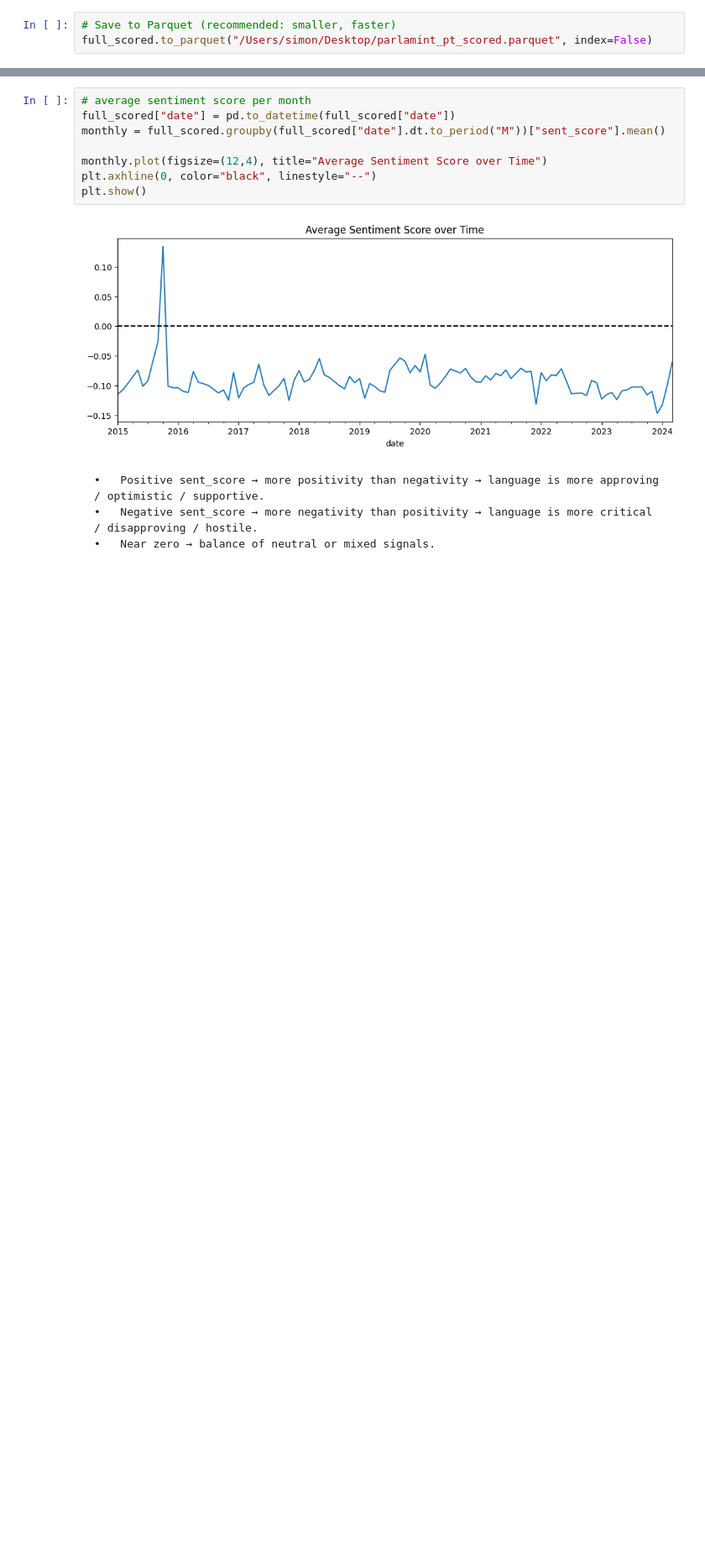
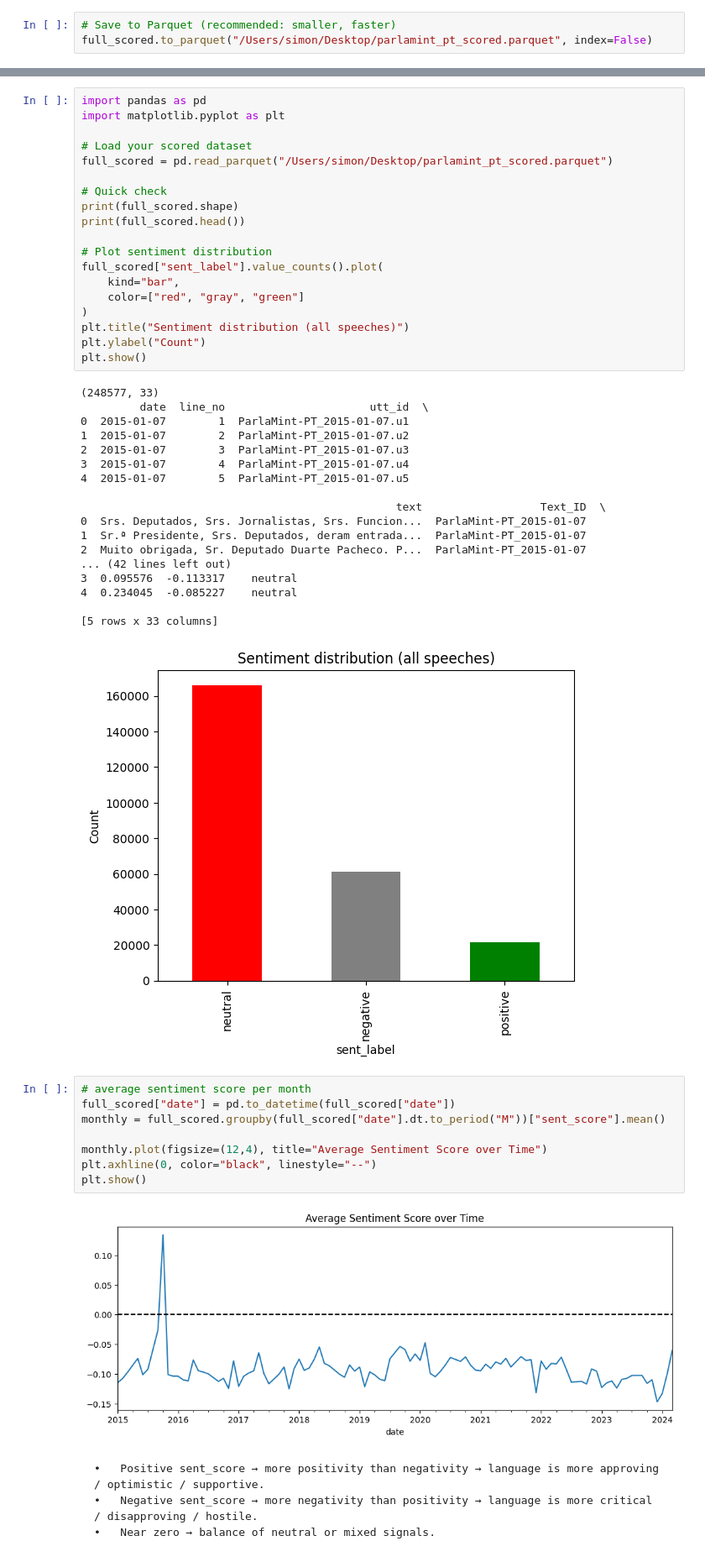
Before and after one commit to elisaonder/master-thesis, a Jupyter notebook: Sentiment_Analysis.ipynb, the cells around one changed output, grey strips where cells are left out. Shown at 84% size. Saved outputs shown, nothing was run; the diff lists cells and outputs as text; blank space fills up the shorter version.

```diff
--- a/Sentiment_Analysis.ipynb
+++ b/Sentiment_Analysis.ipynb
@@ -307,3 +349,41 @@ Matplotlib is building the font cache; this may take a moment.
+# %%
+import pandas as pd
+import matplotlib.pyplot as plt
+
+# Load your scored dataset
+full_scored = pd.read_parquet("/Users/simon/Desktop/parlamint_pt_scored.parquet")
+
+# Quick check
+print(full_scored.shape)
+print(full_scored.head())
+
+# Plot sentiment distribution
+full_scored["sent_label"].value_counts().plot(
+    kind="bar",
+    color=["red", "gray", "green"]
+)
+plt.title("Sentiment distribution (all speeches)")
+plt.ylabel("Count")
+plt.show()
+# %% [output]
+(248577, 33)
+         date  line_no                      utt_id  \
+0  2015-01-07        1  ParlaMint-PT_2015-01-07.u1
+1  2015-01-07        2  ParlaMint-PT_2015-01-07.u2
+2  2015-01-07        3  ParlaMint-PT_2015-01-07.u3
+3  2015-01-07        4  ParlaMint-PT_2015-01-07.u4
+4  2015-01-07        5  ParlaMint-PT_2015-01-07.u5
+
+                                                text                  Text_ID  \
+0  Srs. Deputados, Srs. Jornalistas, Srs. Funcion...  ParlaMint-PT_2015-01-07
+1  Sr.ª Presidente, Srs. Deputados, deram entrada...  ParlaMint-PT_2015-01-07
+2  Muito obrigada, Sr. Deputado Duarte Pacheco. P...  ParlaMint-PT_2015-01-07
+... (42 lines left out)
+3  0.095576  -0.113317    neutral
+4  0.234045  -0.085227    neutral
+
+[5 rows x 33 columns]
+[figure, added]
 # %%
 # average sentiment score per month
 full_scored["date"] = pd.to_datetime(full_scored["date"])
```
Also changed, not shown: parts of 21 cells of this notebook.
